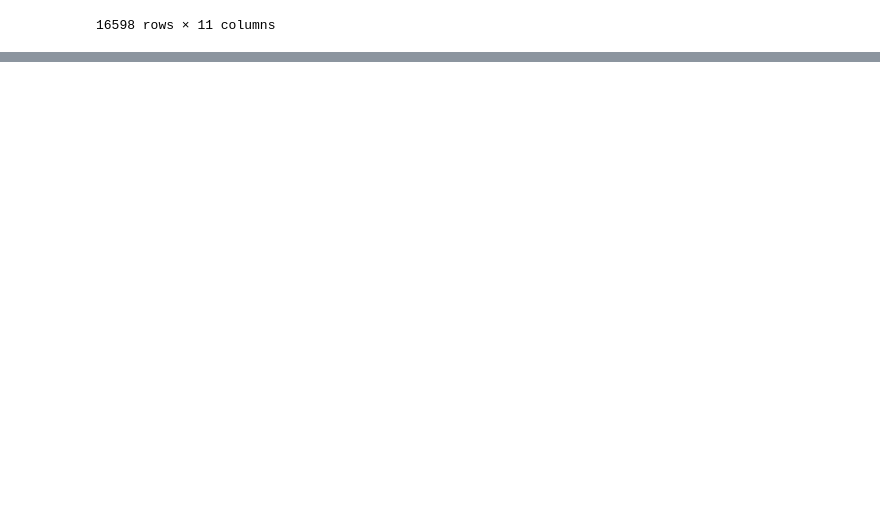
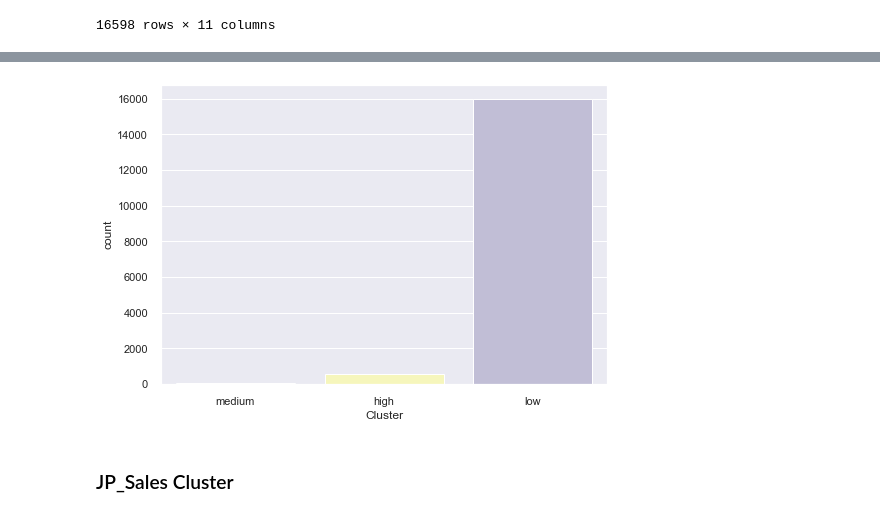
Before and after one commit to SimoneeBr/dm-project, a Jupyter notebook: Progetto_Game_Sales.ipynb, the cells around one changed output, grey strips where cells are left out. Drawn from its saved outputs; the diff is of its cells as text; code cells hidden in the pictures; blank space fills up the shorter version.

```diff
--- a/Progetto_Game_Sales.ipynb
+++ b/Progetto_Game_Sales.ipynb
@@ -553,0 +670,9 @@ Il primo algoritmo utilizzato per il clustering è il *DBSCAN*. Si è pensato in
+# %%
+k = 3
+kmeans = KMeans(n_clusters=k, random_state=42)
+y_pred = kmeans.fit_predict(EU_SALES)
+
+EU_SALES_CLUSTER['Cluster'] = kmeans.labels_
+df['Cluster-EU'] = kmeans.labels_
+
+EU_SALES_CLUSTER.head()
@@ -553,0 +692,3 @@ Il primo algoritmo utilizzato per il clustering è il *DBSCAN*. Si è pensato in
+# %%
+EU_SALES_CLUSTER['Cluster']  = EU_SALES_CLUSTER['Cluster'].apply(category)
+EU_SALES_CLUSTER.head()
@@ -553,0 +702,7 @@ Il primo algoritmo utilizzato per il clustering è il *DBSCAN*. Si è pensato in
+# %%
+sns.countplot(EU_SALES_CLUSTER['Cluster'], palette='Set3')
+plt.show()
+# %% [output]
+[figure, added]
+# %% [markdown]
+### JP_Sales Cluster
```
Also changed, not shown: parts of 92 cells of this notebook.
